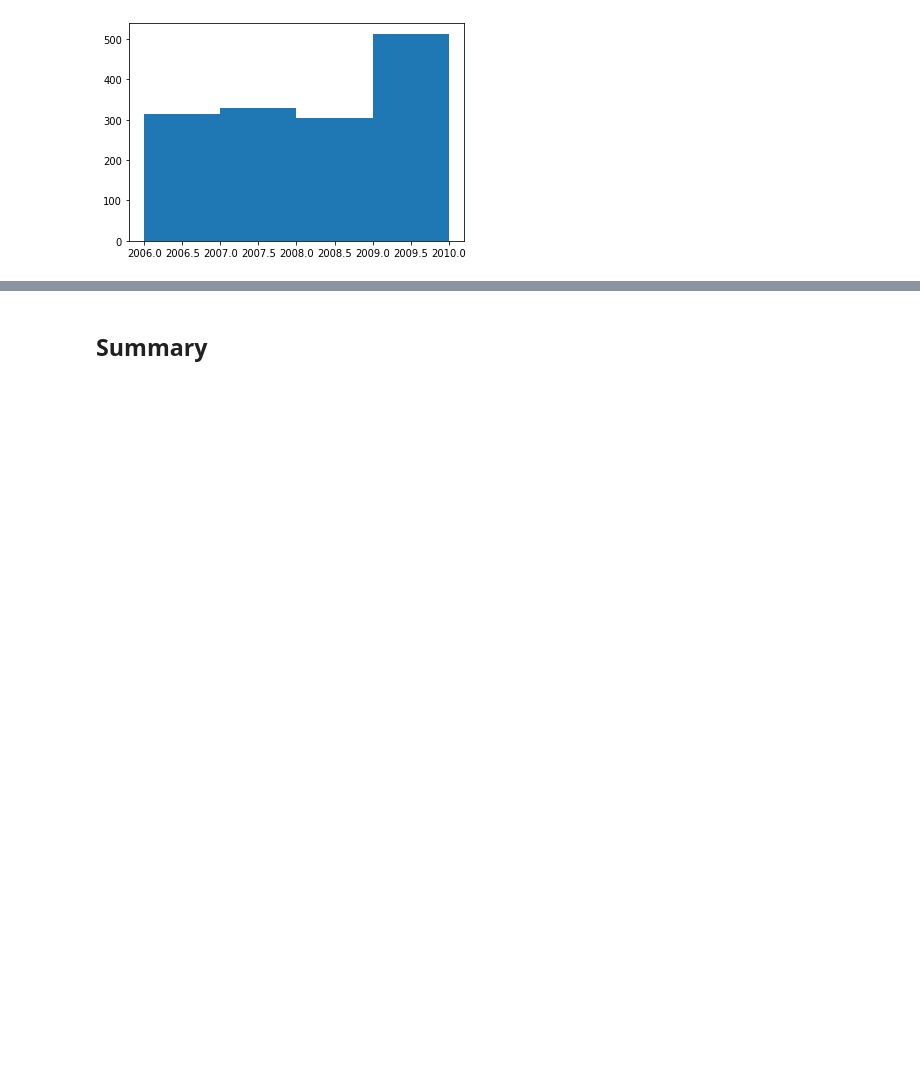
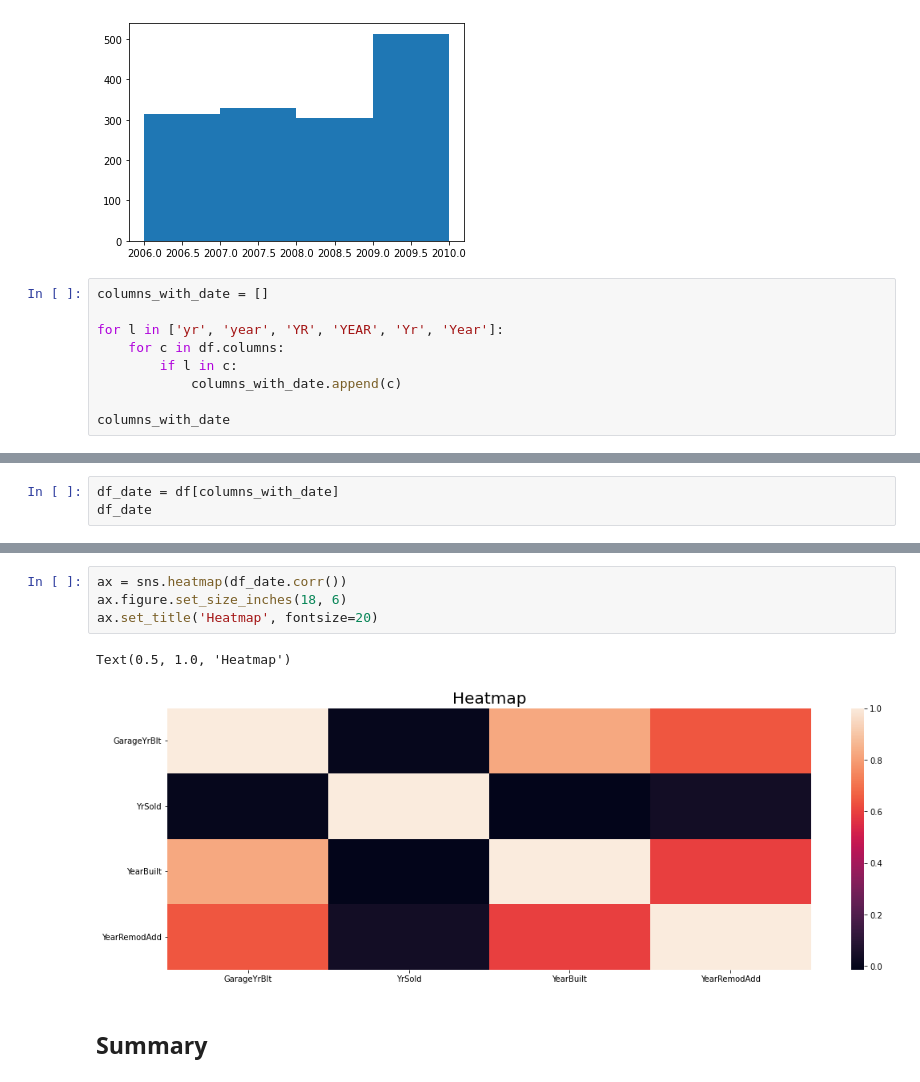
Before and after one commit to marcodeamicis/house_prices_regression, a Jupyter notebook: notebooks/1_initial_data_exploration_amicis.ipynb, the cells around one changed output, grey strips where cells are left out. Cells and saved outputs as stored; diff of their text form; blank space fills up the shorter version.

```diff
--- a/notebooks/1_initial_data_exploration_amicis.ipynb
+++ b/notebooks/1_initial_data_exploration_amicis.ipynb
@@ -296,3 +283,12 @@ plt.hist(df['YrSold'], bins=list(range(2006, 2011)))
  array([2006, 2007, 2008, 2009, 2010]),
  <BarContainer object of 4 artists>)
 [figure]
+# %%
+columns_with_date = []
+
+for l in ['yr', 'year', 'YR', 'YEAR', 'Yr', 'Year']:
+    for c in df.columns:
+        if l in c:
+            columns_with_date.append(c)
+
+columns_with_date
@@ -298,0 +297,3 @@ plt.hist(df['YrSold'], bins=list(range(2006, 2011)))
+# %%
+df_date = df[columns_with_date]
+df_date
@@ -299,3 +314,10 @@ plt.hist(df['YrSold'], bins=list(range(2006, 2011)))
+# %%
+ax = sns.heatmap(df_date.corr())
+ax.figure.set_size_inches(18, 6)
+ax.set_title('Heatmap', fontsize=20)
+# %% [output]
+Text(0.5, 1.0, 'Heatmap')
+[figure, added]
 # %% [markdown]
 ## Summary
 # %% [markdown]
```
Also changed, not shown: parts of 9 cells of this notebook, 4 other files.
